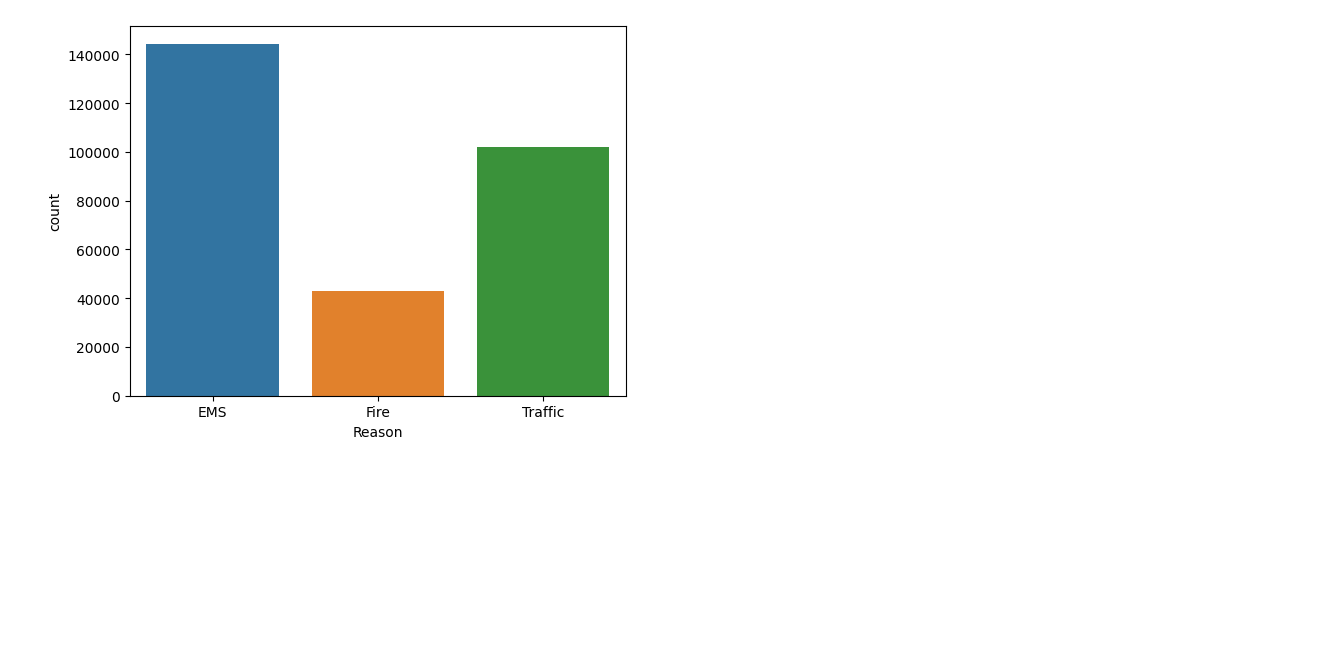
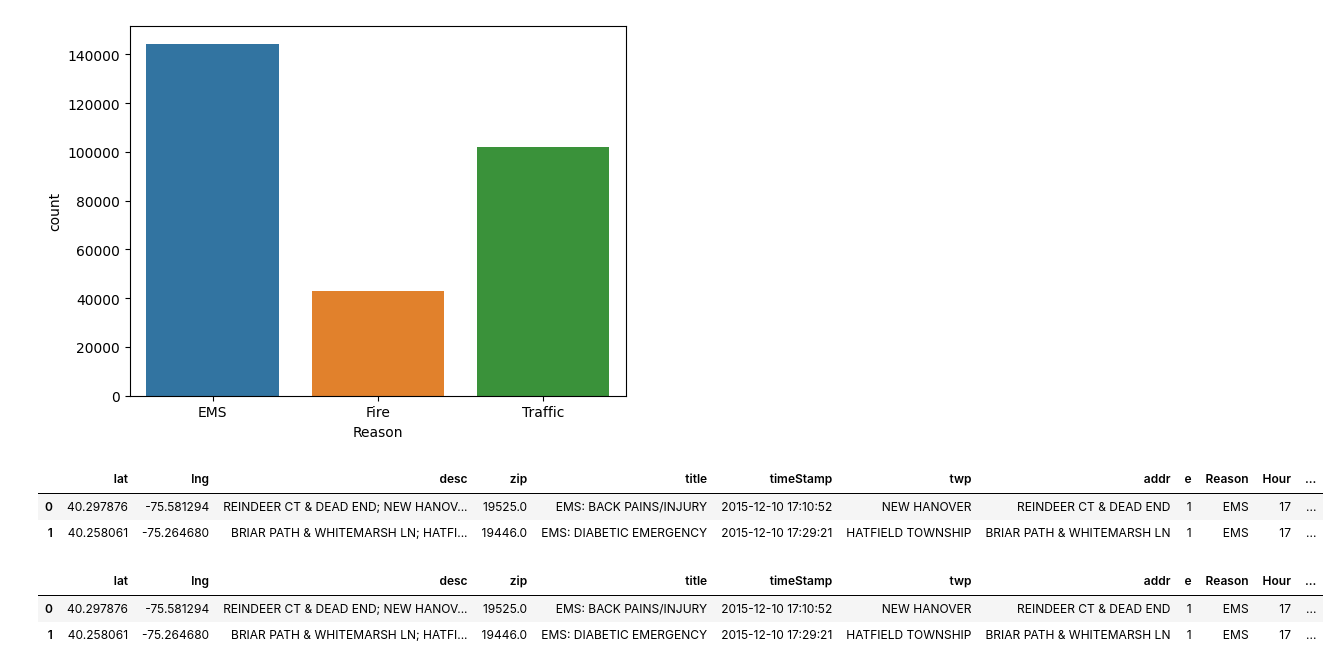
Before and after one commit to Himalaypatel75/911-calls-overview-data-insight, a Jupyter notebook: main.ipynb, the cells around one changed output. Cells and saved outputs as stored; diff of their text form; code cells hidden in the pictures; blank space fills up the shorter version.

```diff
--- a/main.ipynb
+++ b/main.ipynb
@@ -93,0 +99,7 @@ df['timeStamp'] = pd.to_datetime(df['timeStamp']) #converting into date time
+# %%
+df.drop('e', axis=1)
+df.head(2)
+# %% [output]
+|  | lat | lng | desc | zip | title | timeStamp | twp | addr | e | Reason | Hour | ... |
+| 0 | 40.297876 | -75.581294 | REINDEER CT & DEAD END; NEW HANOV... | 19525.0 | EMS: BACK PAINS/INJURY | 2015-12-10 17:10:52 | NEW HANOVER | REINDEER CT & DEAD END | 1 | EMS | 17 | ... |
+| 1 | 40.258061 | -75.264680 | BRIAR PATH & WHITEMARSH LN; HATFI... | 19446.0 | EMS: DIABETIC EMERGENCY | 2015-12-10 17:29:21 | HATFIELD TOWNSHIP | BRIAR PATH & WHITEMARSH LN | 1 | EMS | 17 | ... |
@@ -93,0 +109,6 @@ df['timeStamp'] = pd.to_datetime(df['timeStamp']) #converting into date time
+# %%
+df.head(2)
+# %% [output]
+|  | lat | lng | desc | zip | title | timeStamp | twp | addr | e | Reason | Hour | ... |
+| 0 | 40.297876 | -75.581294 | REINDEER CT & DEAD END; NEW HANOV... | 19525.0 | EMS: BACK PAINS/INJURY | 2015-12-10 17:10:52 | NEW HANOVER | REINDEER CT & DEAD END | 1 | EMS | 17 | ... |
+| 1 | 40.258061 | -75.264680 | BRIAR PATH & WHITEMARSH LN; HATFI... | 19446.0 | EMS: DIABETIC EMERGENCY | 2015-12-10 17:29:21 | HATFIELD TOWNSHIP | BRIAR PATH & WHITEMARSH LN | 1 | EMS | 17 | ... |
```
Also changed, not shown: parts of 6 cells of this notebook.
